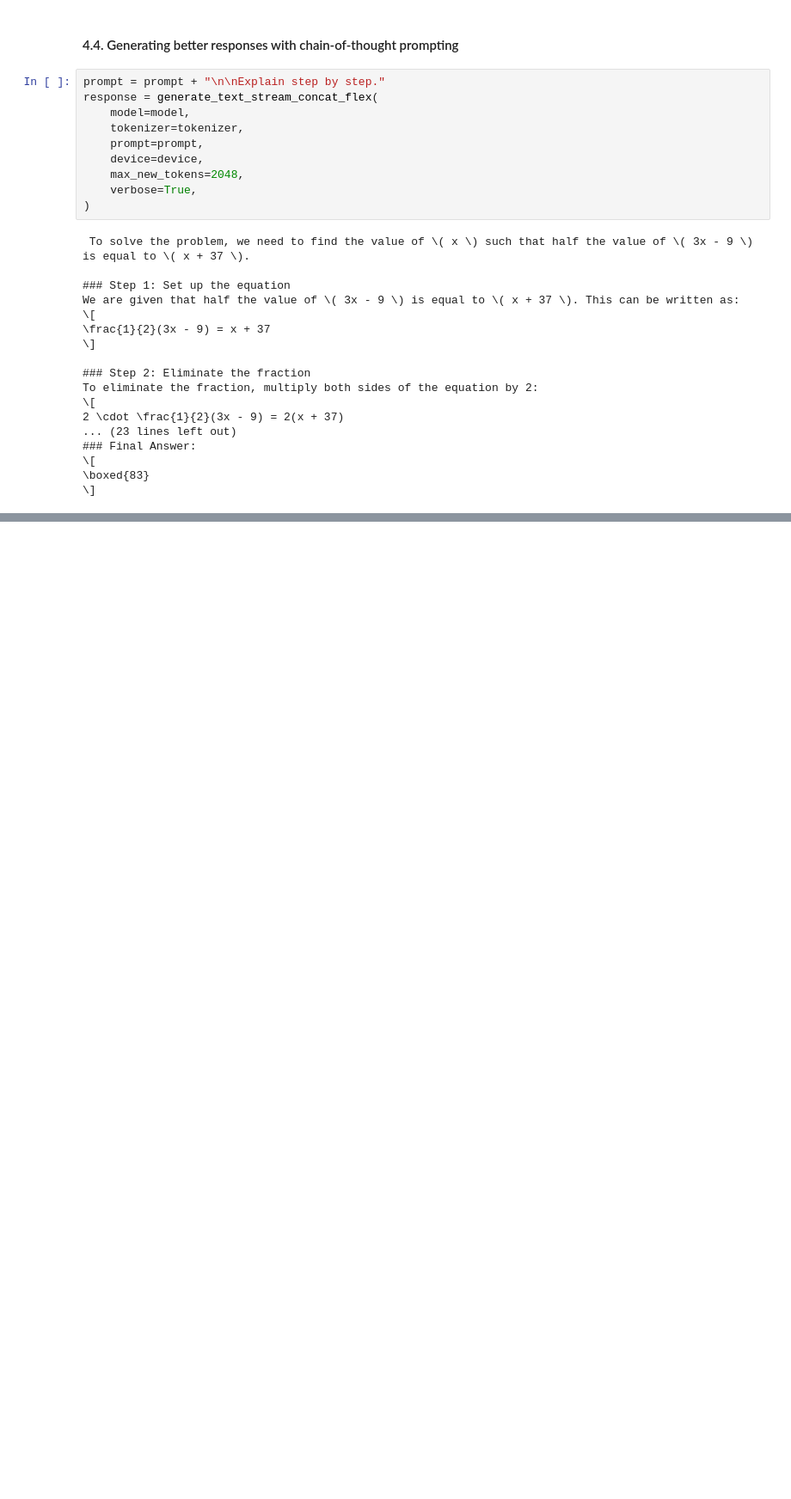
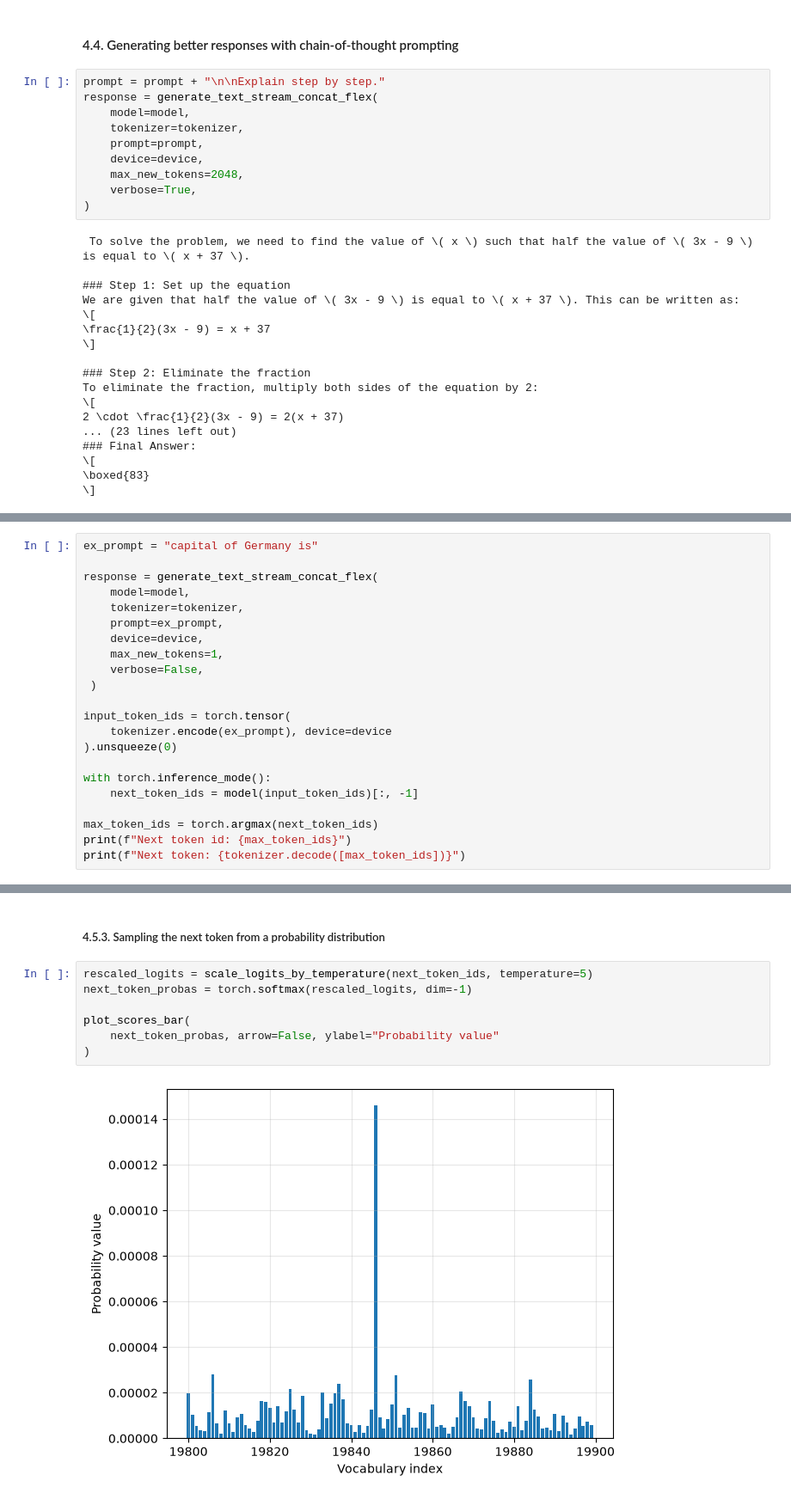
Before and after one commit to ShubhamKumarSahu-svg/DumLRM, a Jupyter notebook: src/dumlrm/chapters/ch04_inference_scaling_p1.ipynb, the cells around one changed output, grey strips where cells are left out. Shown at 86% size. Saved outputs shown, nothing was run; the diff lists cells and outputs as text; blank space fills up the shorter version.

```diff
--- a/src/dumlrm/chapters/ch04_inference_scaling_p1.ipynb
+++ b/src/dumlrm/chapters/ch04_inference_scaling_p1.ipynb
@@ -132,0 +137,22 @@ To eliminate the fraction, multiply both sides of the equation by 2:
+# %%
+ex_prompt = "capital of Germany is"
+
+response = generate_text_stream_concat_flex(
+    model=model,
+    tokenizer=tokenizer,
+    prompt=ex_prompt,
+    device=device,
+    max_new_tokens=1,
+    verbose=False,
+ )
+
+input_token_ids = torch.tensor(
+    tokenizer.encode(ex_prompt), device=device
+).unsqueeze(0)
+
+with torch.inference_mode():
+    next_token_ids = model(input_token_ids)[:, -1]
+
+max_token_ids = torch.argmax(next_token_ids)
+print(f"Next token id: {max_token_ids}")
+print(f"Next token: {tokenizer.decode([max_token_ids])}")
@@ -132,0 +253,11 @@ To eliminate the fraction, multiply both sides of the equation by 2:
+# %% [markdown]
+##### 4.5.3. Sampling the next token from a probability distribution
+# %%
+rescaled_logits = scale_logits_by_temperature(next_token_ids, temperature=5)
+next_token_probas = torch.softmax(rescaled_logits, dim=-1)
+
+plot_scores_bar(
+    next_token_probas, arrow=False, ylabel="Probability value"
+)
+# %% [output]
+[figure, added]
```
Also changed, not shown: parts of 14 cells of this notebook, 1 other file.
